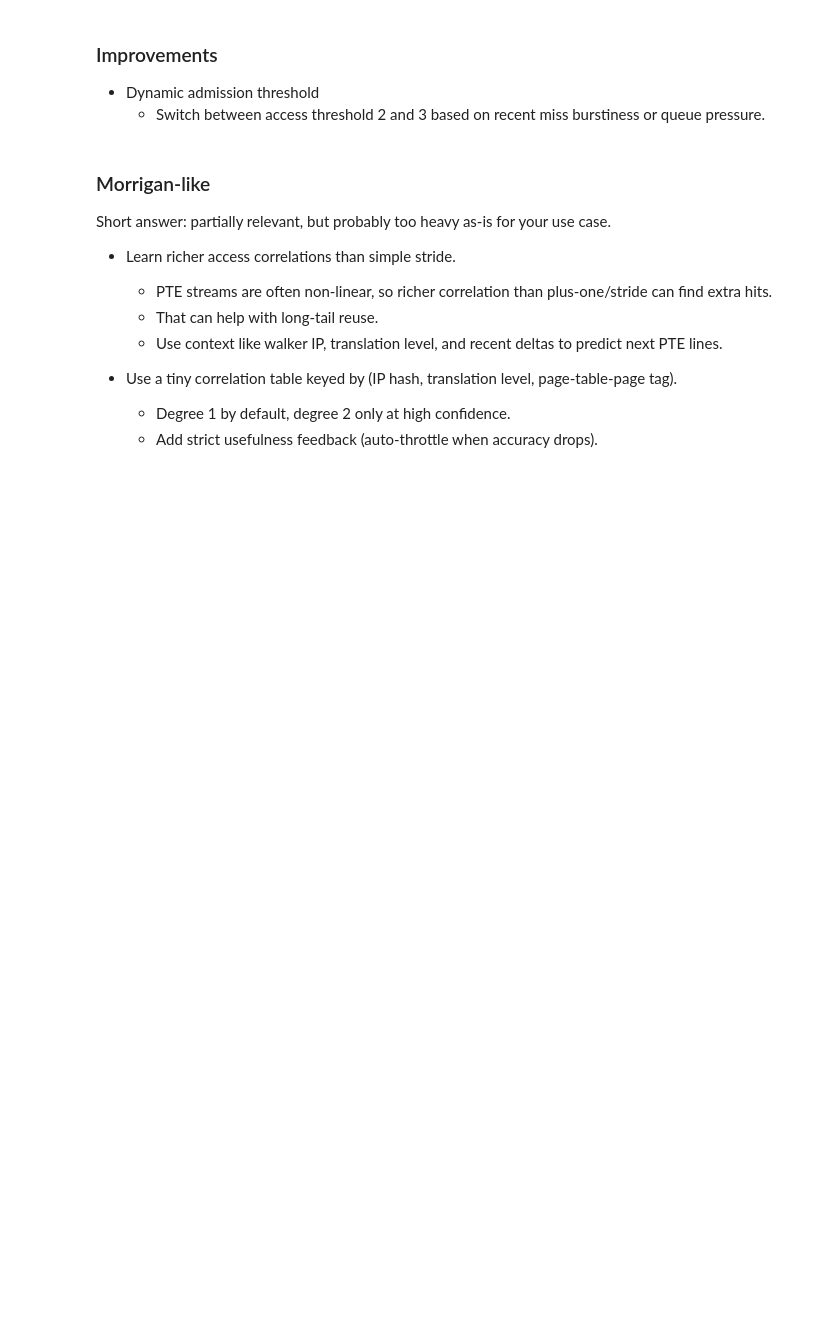
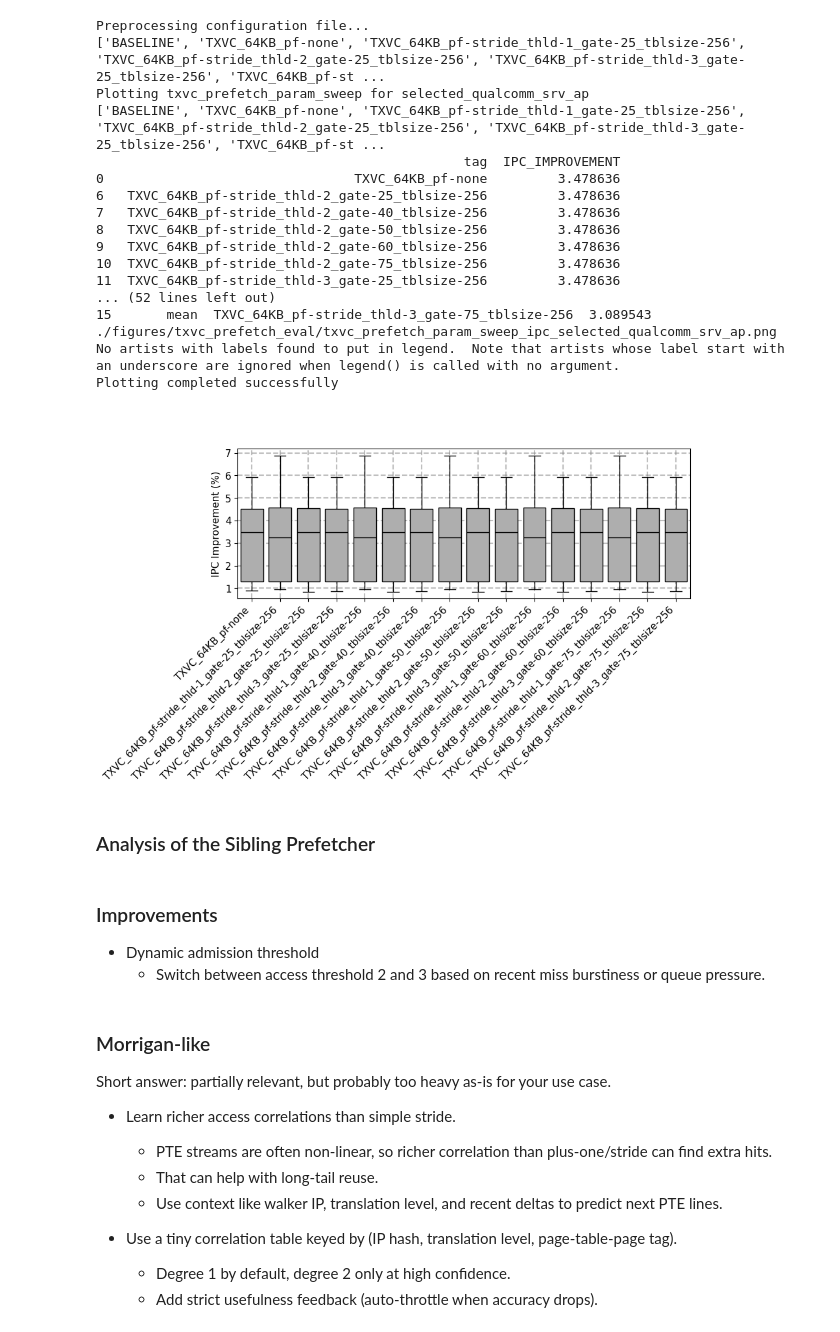
Before and after one commit to dchasap/itp_asplos25_AE, a Jupyter notebook: notebooks/txvc_prefetcher.ipynb, the cells around one changed output. Saved outputs shown, nothing was run; the diff lists cells and outputs as text; code cells hidden in the pictures; blank space fills up the shorter version.

```diff
--- a/notebooks/txvc_prefetcher.ipynb
+++ b/notebooks/txvc_prefetcher.ipynb
@@ -54,3 +213,31 @@ s
+# %%
+!cd ..
+!./scripts/manage_experiment.py --config ./exp_conf/txvc_prefetch_param_sweep.ini --plot
+
+from IPython.display import Image, display
+display(Image("./figures/txvc_prefetch_eval/txvc_prefetch_param_sweep_ipc_selected_qualcomm_srv_ap.png",
+width=600, height=600))
+# %% [output]
+Preprocessing configuration file...
+['BASELINE', 'TXVC_64KB_pf-none', 'TXVC_64KB_pf-stride_thld-1_gate-25_tblsize-256', 'TXVC_64KB_pf-stride_thld-2_gate-25_tblsize-256', 'TXVC_64KB_pf-stride_thld-3_gate-25_tblsize-256', 'TXVC_64KB_pf-st ...
+Plotting txvc_prefetch_param_sweep for selected_qualcomm_srv_ap
+['BASELINE', 'TXVC_64KB_pf-none', 'TXVC_64KB_pf-stride_thld-1_gate-25_tblsize-256', 'TXVC_64KB_pf-stride_thld-2_gate-25_tblsize-256', 'TXVC_64KB_pf-stride_thld-3_gate-25_tblsize-256', 'TXVC_64KB_pf-st ...
+                                               tag  IPC_IMPROVEMENT
+0                                TXVC_64KB_pf-none         3.478636
+6   TXVC_64KB_pf-stride_thld-2_gate-25_tblsize-256         3.478636
+7   TXVC_64KB_pf-stride_thld-2_gate-40_tblsize-256         3.478636
+8   TXVC_64KB_pf-stride_thld-2_gate-50_tblsize-256         3.478636
+9   TXVC_64KB_pf-stride_thld-2_gate-60_tblsize-256         3.478636
+10  TXVC_64KB_pf-stride_thld-2_gate-75_tblsize-256         3.478636
+11  TXVC_64KB_pf-stride_thld-3_gate-25_tblsize-256         3.478636
+... (52 lines left out)
+15       mean  TXVC_64KB_pf-stride_thld-3_gate-75_tblsize-256  3.089543
+./figures/txvc_prefetch_eval/txvc_prefetch_param_sweep_ipc_selected_qualcomm_srv_ap.png
+No artists with labels found to put in legend.  Note that artists whose label start with an underscore are ignored when legend() is called with no argument.
+Plotting completed successfully
+[figure, added]
+# %% [markdown]
+### Analysis of the Sibling Prefetcher
 # %% [markdown]
 ### Improvements
 
```
Also changed, not shown: parts of 9 cells of this notebook, 9 other files.
